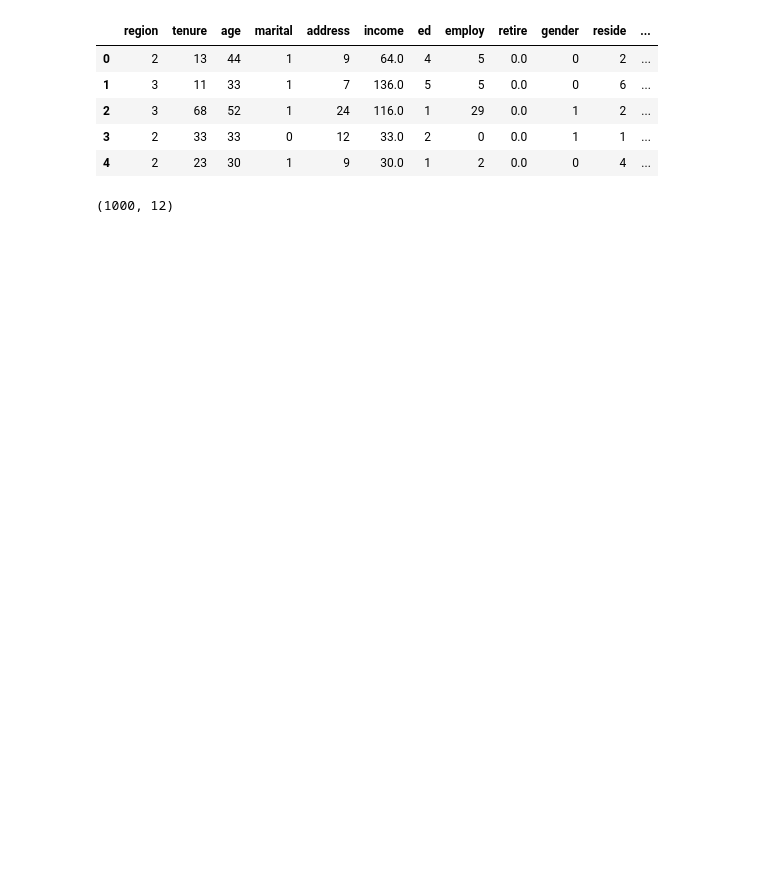
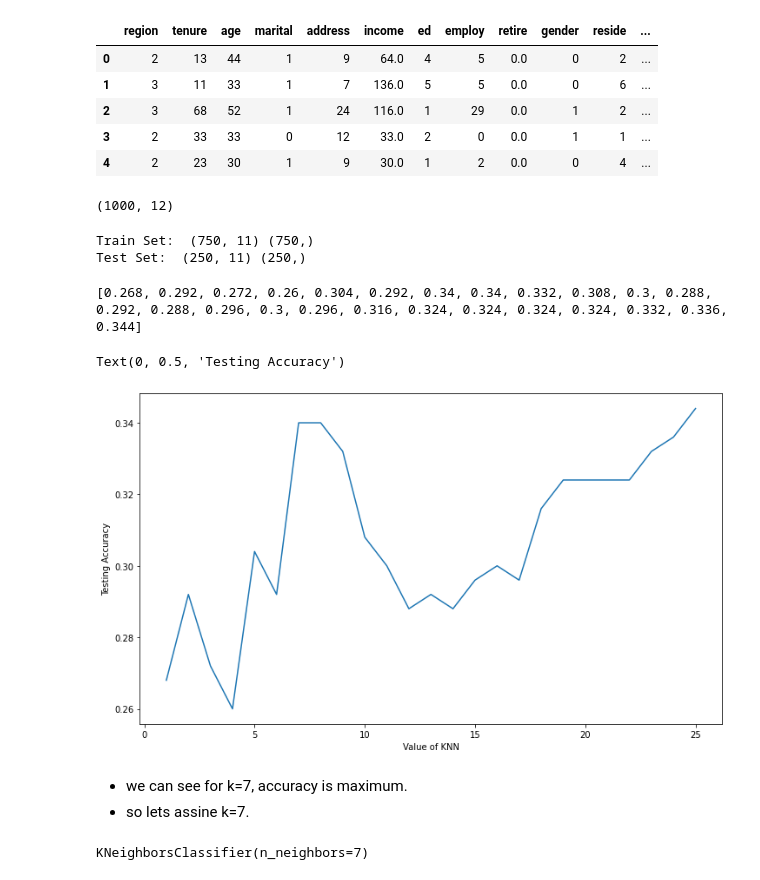
Before and after one commit to AzadMehedi/ML-Algorithoms, a Jupyter notebook: kNearestNeighbors.ipynb, the cells around one changed output. Drawn from its saved outputs; the diff is of its cells as text; code cells hidden in the pictures; blank space fills up the shorter version.

```diff
--- a/kNearestNeighbors.ipynb
+++ b/kNearestNeighbors.ipynb
@@ -33,0 +45,43 @@ y = df['custcat']
+# %%
+# train and test the df
+X_train, X_test, y_train, y_test = train_test_split(X, y, test_size=0.25, random_state=4)
+print('Train Set: ', X_train.shape, y_train.shape)
+print('Test Set: ', X_test.shape, y_test.shape)
+# %% [output]
+Train Set:  (750, 11) (750,)
+Test Set:  (250, 11) (250,)
+# %%
+# lets fix a range for k value. that means range of minimum and maximum values for optimal k value
+
+k_range = range(1, 26)
+scores = []
+# we use a loop through the range 1 to 26
+# we apped the score in the dictionary
+
+for k in k_range:
+  knn = KNeighborsClassifier(n_neighbors=k)
+  knn.fit(X_train, y_train)
+  predictions = knn.predict(X_test)
+  scores.append(metrics.accuracy_score(y_test, predictions))
+print(scores)
+# %% [output]
+[0.268, 0.292, 0.272, 0.26, 0.304, 0.292, 0.34, 0.34, 0.332, 0.308, 0.3, 0.288, 0.292, 0.288, 0.296, 0.3, 0.296, 0.316, 0.324, 0.324, 0.324, 0.324, 0.332, 0.336, 0.344]
+# %%
+plt.figure(figsize=(12,7))
+plt.plot(k_range, scores)
+plt.xlabel('Value of KNN')
+plt.ylabel('Testing Accuracy')
+# %% [output]
+Text(0, 0.5, 'Testing Accuracy')
+[figure, added]
+# %% [markdown]
+- we can see for k=7, accuracy is maximum.
+- so lets assine k=7.
+# %%
+k = 7
+
+# Train Model and Predict
+neighbor = KNeighborsClassifier(n_neighbors=k).fit(X_train, y_train)
+neighbor
+# %% [output]
+KNeighborsClassifier(n_neighbors=7)
```
Also changed, not shown: parts of 7 cells of this notebook.
